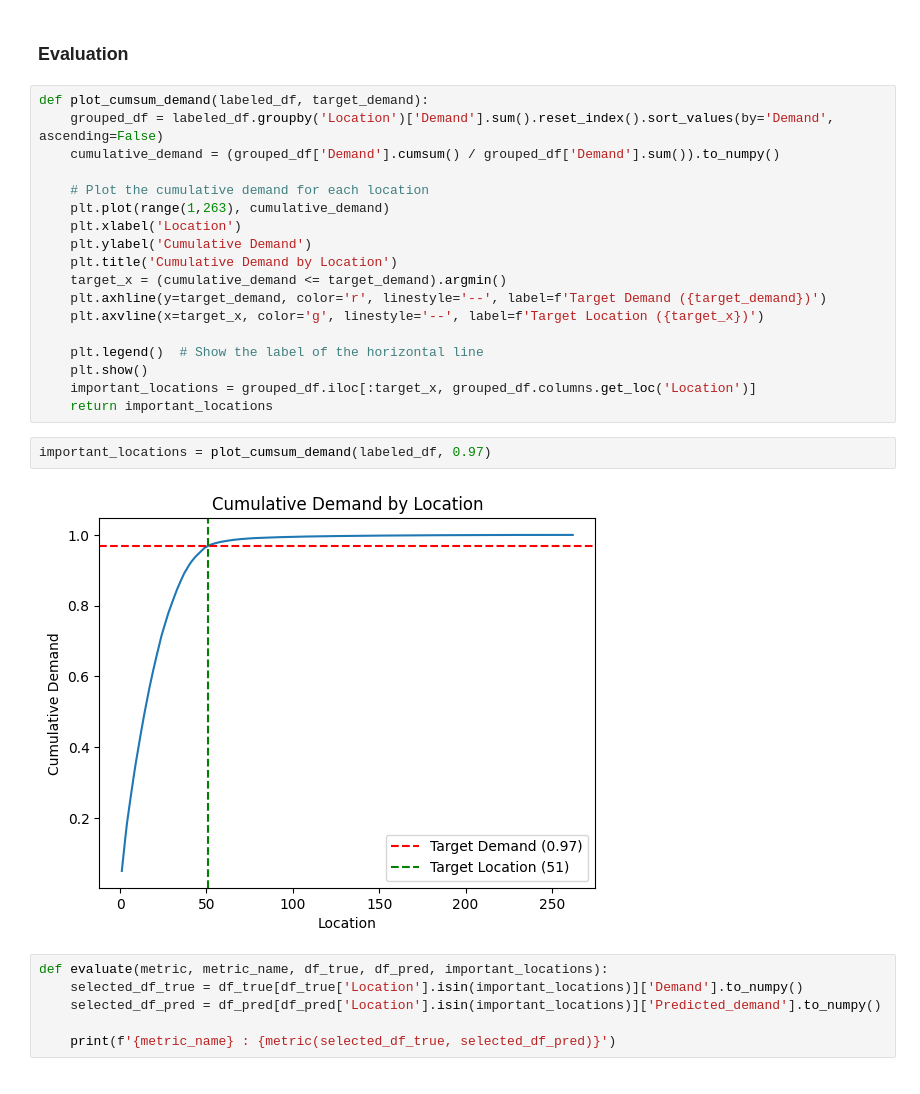
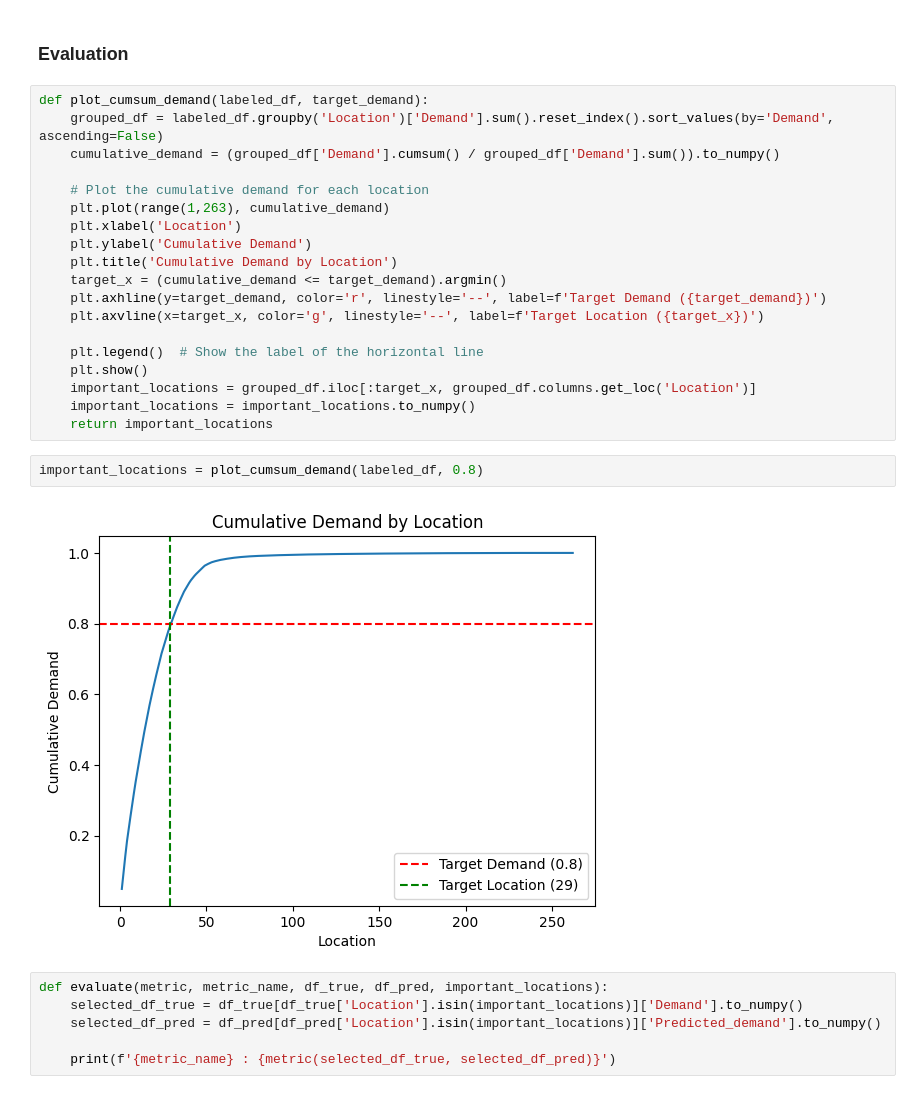
Before and after one commit to danaeis/shoofer-demand-prediction, a Jupyter notebook: ML/ml_xgb.ipynb, the cells around one changed output. Saved outputs shown, nothing was run; the diff lists cells and outputs as text.

```diff
--- a/ML/ml_xgb.ipynb
+++ b/ML/ml_xgb.ipynb
@@ -227,11 +228,12 @@ def plot_cumsum_demand(labeled_df, target_demand):
     plt.legend()  # Show the label of the horizontal line
     plt.show()
     important_locations = grouped_df.iloc[:target_x, grouped_df.columns.get_loc('Location')]
+    important_locations = important_locations.to_numpy()
     return important_locations
 # %%
-important_locations = plot_cumsum_demand(labeled_df, 0.97)
+important_locations = plot_cumsum_demand(labeled_df, 0.8)
 # %% [output]
-[figure, old version]
+[figure, new version]
 # %%
 def evaluate(metric, metric_name, df_true, df_pred, important_locations):
     selected_df_true = df_true[df_true['Location'].isin(important_locations)]['Demand'].to_numpy()
```
Also changed, not shown: parts of 8 cells of this notebook, 1 other file.
